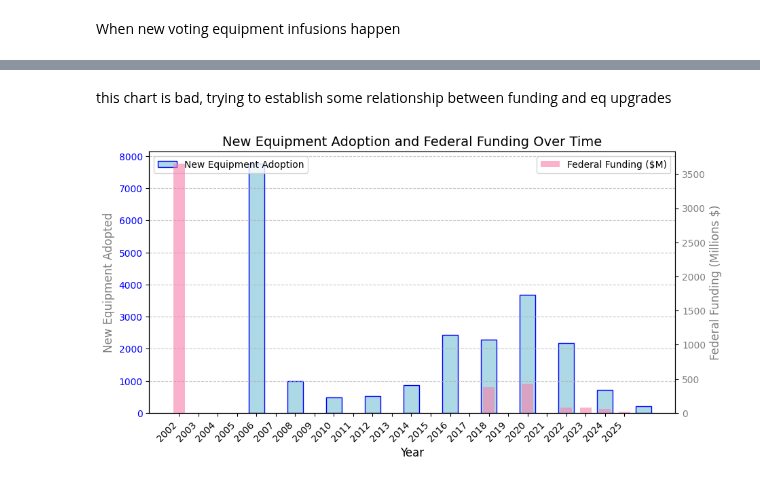
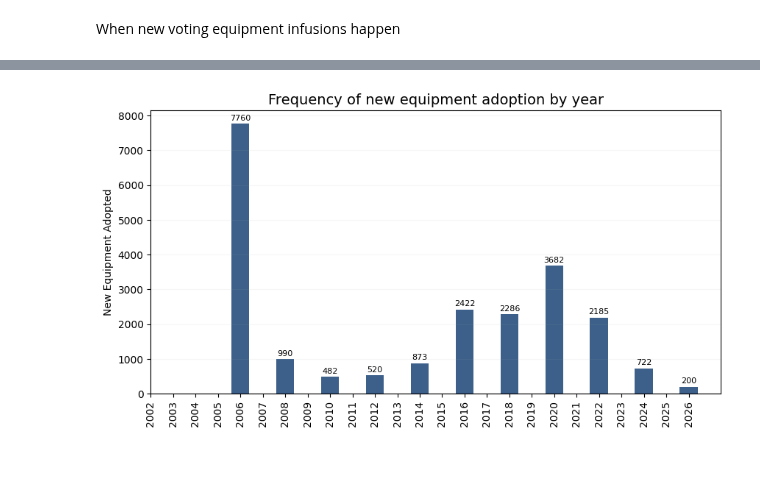
Before and after one commit to Bipartisan-Policy-Center/voting-equipment, a Jupyter notebook: analysis.ipynb, the cells around one changed output, grey strips where cells are left out. Drawn from its saved outputs; the diff is of its cells as text; code cells hidden in the pictures.

```diff
--- a/analysis.ipynb
+++ b/analysis.ipynb
@@ -496,47 +473,46 @@ plt.show()
-# %% [markdown]
-this chart is bad, trying to establish some relationship between funding and eq upgrades
 # %%
-year_enacted = [2002, 2018, 2020, 2020, 2022, 2023, 2024, 2025]
-federal_funding_millions = [3650, 380, 400, 425, 75, 75, 55, 15]
+year_enacted = [2002, 2018, 2020, 2020, 2022, 2023, 2024, 2025,2026]
+federal_funding_millions = [3650, 380, 400, 425, 75, 75, 55, 15,0]
 
 # Compute new equipment counts per year
 new_equipment_counts = voting_df.groupby("Year")["New Equipment"].sum()
 
 # Convert index to integers for consistent plotting
 new_equipment_counts.index = new_equipment_counts.index.astype(int)
 
 # Ensure all years are included in the x-axis range
 all_years = np.arange(min(year_enacted), max(year_enacted) + 1)
 
 # Align federal funding with years
 funding_dict = dict(zip(year_enacted, federal_funding_millions))
 funding_values = [funding_dict.get(year, 0) for year in all_years]  # Fill missing years with 0
 
 # Create figure and axes
 fig, ax1 = plt.subplots(figsize=(10, 5))
 
+ax1.grid(axis="y", linestyle="-", alpha=0.1)
+
 # Primary y-axis (New Equipment Adoption)
-ax1.bar(new_equipment_counts.index, new_equipment_counts, color="lightblue", edgecolor="blue", label="New Equipment Adoption")
-ax1.set_xlabel("Year", fontsize=12)
-ax1.set_ylabel("New Equipment Adopted", fontsize=12, color="grey")
-ax1.tick_params(axis="y", labelcolor="blue")
-ax1.grid(axis="y", linestyle="--", alpha=0.7)
+ax1.bar(new_equipment_counts.index, new_equipment_counts, color=blue)
+ax1.set_ylabel("New Equipment Adopted")
+
+# Add data labels
+for year, value in new_equipment_counts.items():
+    ax1.text(year, value + 100, str(value), ha="center", fontsize=8)
 
 # Secondary y-axis (Federal Funding)
-ax2 = ax1.twinx()
-ax2.bar(all_years, funding_values, color=pink, alpha=0.6, label="Federal Funding ($M)", width=0.6)
-ax2.set_ylabel("Federal Funding (Millions $)", fontsize=12, color="gray")
-ax2.tick_params(axis="y", labelcolor="gray")
+# ax2 = ax1.twinx()
+# ax2.bar(all_years, funding_values, color=pink, alpha=0.6, label="Federal Funding ($M)", width=0.6)
+# ax2.set_ylabel("Federal Funding (Millions $)", fontsize=12, color="gray")
+# ax2.tick_params(axis="y", labelcolor="gray")
 
 # Set x-axis to show all years
 ax1.set_xticks(all_years)
-ax1.set_xticklabels(all_years, rotation=45, ha="right")
+ax1.set_xticklabels(all_years, rotation=90)
 
 # Titles & Legends
-ax1.set_title("New Equipment Adoption and Federal Funding Over Time", fontsize=14)
-ax1.legend(loc="upper left")
-ax2.legend(loc="upper right")
-
+ax1.set_title("Frequency of new equipment adoption by year", fontsize=14)
+plt.savefig("figs/new_eq_freq_gap.png")
 plt.show()
 # %% [output]
-[figure, old version]
+[figure, new version]
```
Also changed, not shown: parts of 2 cells of this notebook, 2 other files.
